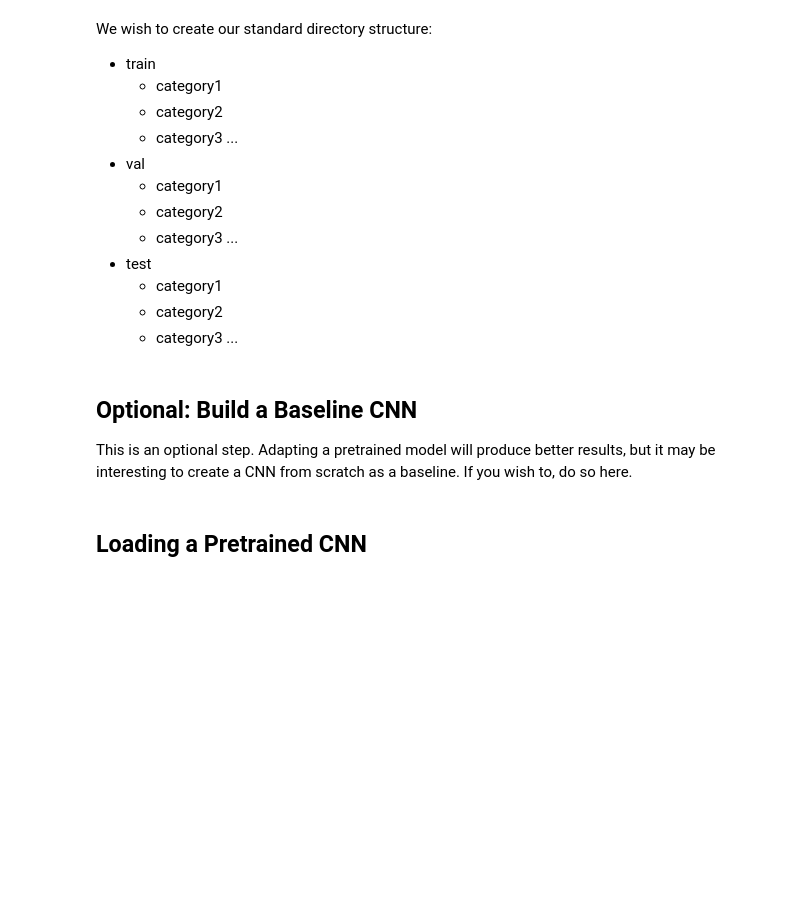
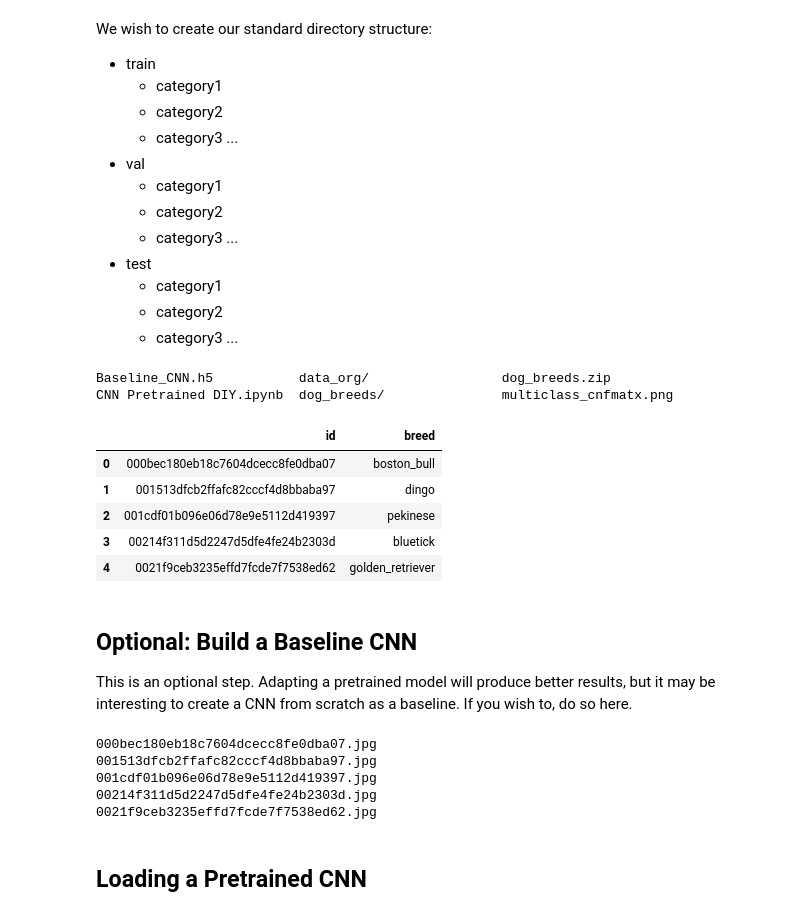
Before and after one commit to learn-co-curriculum/dsc-image-classification-lab, a Jupyter notebook: index.ipynb, the cells around one changed output. Drawn from its saved outputs; the diff is of its cells as text; code cells hidden in the pictures; blank space fills up the shorter version.

```diff
--- a/index.ipynb
+++ b/index.ipynb
@@ -49,13 +55,39 @@ We wish to create our standard directory structure:
     * category2
     * category3
     ...
+# %%
+# __SOLUTION__
+ls
+# %% [output]
+Baseline_CNN.h5           data_org/                 dog_breeds.zip
+CNN Pretrained DIY.ipynb  dog_breeds/               multiclass_cnfmatx.png
 # %%
 #Your code here; transform the image files and then load them into Keras as tensors
 #(be sure to perform a train-val-test split)
+# %%
+# __SOLUTION__
+df = pd.read_csv('dog_breeds/labels.csv')
+df.head()
+# %% [output]
+|  | id | breed |
+| 0 | 000bec180eb18c7604dcecc8fe0dba07 | boston_bull |
+| 1 | 001513dfcb2ffafc82cccf4d8bbaba97 | dingo |
+| 2 | 001cdf01b096e06d78e9e5112d419397 | pekinese |
+| 3 | 00214f311d5d2247d5dfe4fe24b2303d | bluetick |
+| 4 | 0021f9ceb3235effd7fcde7f7538ed62 | golden_retriever |
 # %% [markdown]
 ## Optional: Build a Baseline CNN
 
 This is an optional step. Adapting a pretrained model will produce better results, but it may be interesting to create a CNN from scratch as a baseline. If you wish to, do so here.
+# %%
+# __SOLUTION__
+ls dog_breeds/train/ | head -5
+# %% [output]
+000bec180eb18c7604dcecc8fe0dba07.jpg
+001513dfcb2ffafc82cccf4d8bbaba97.jpg
+001cdf01b096e06d78e9e5112d419397.jpg
+00214f311d5d2247d5dfe4fe24b2303d.jpg
+0021f9ceb3235effd7fcde7f7538ed62.jpg
 # %%
 #Create a baseline CNN model
 # %% [markdown]
```
Also changed, not shown: parts of 27 cells of this notebook, 7 other files.
